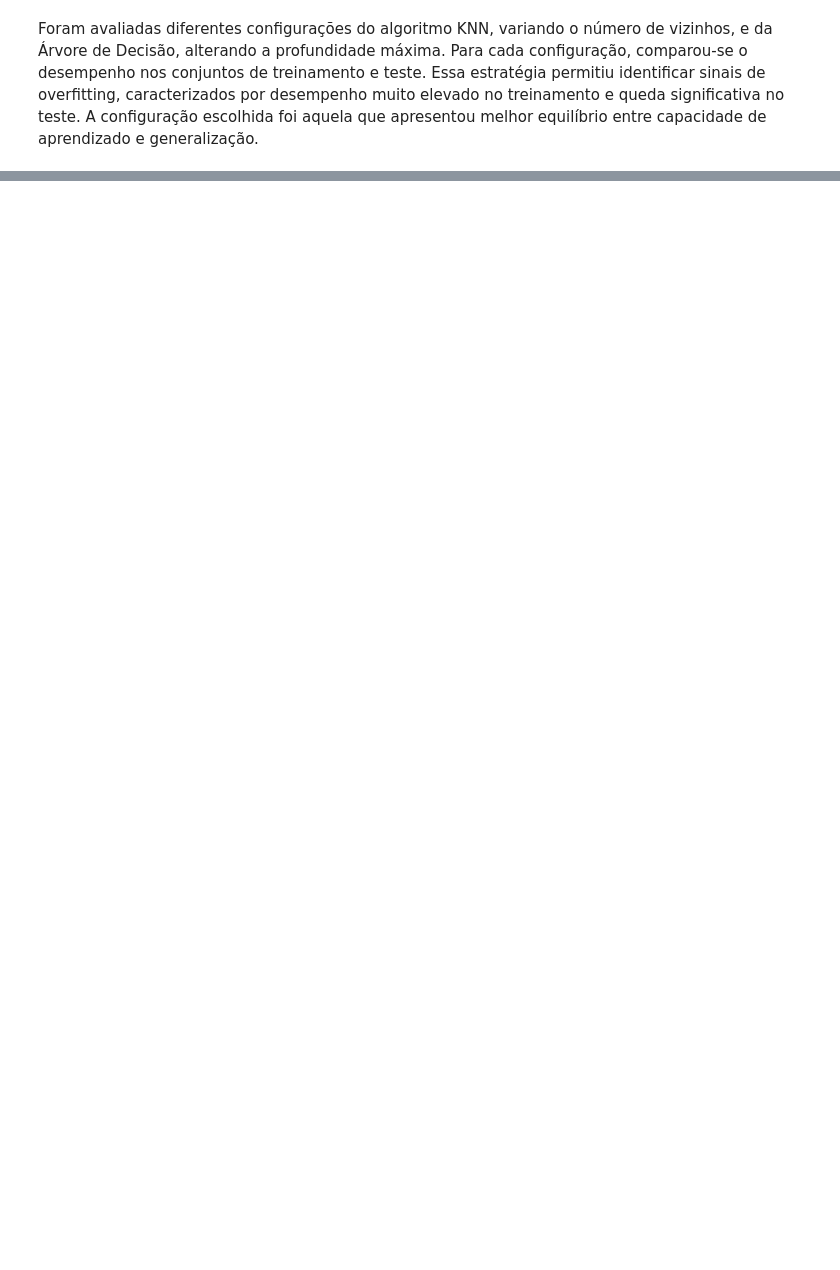
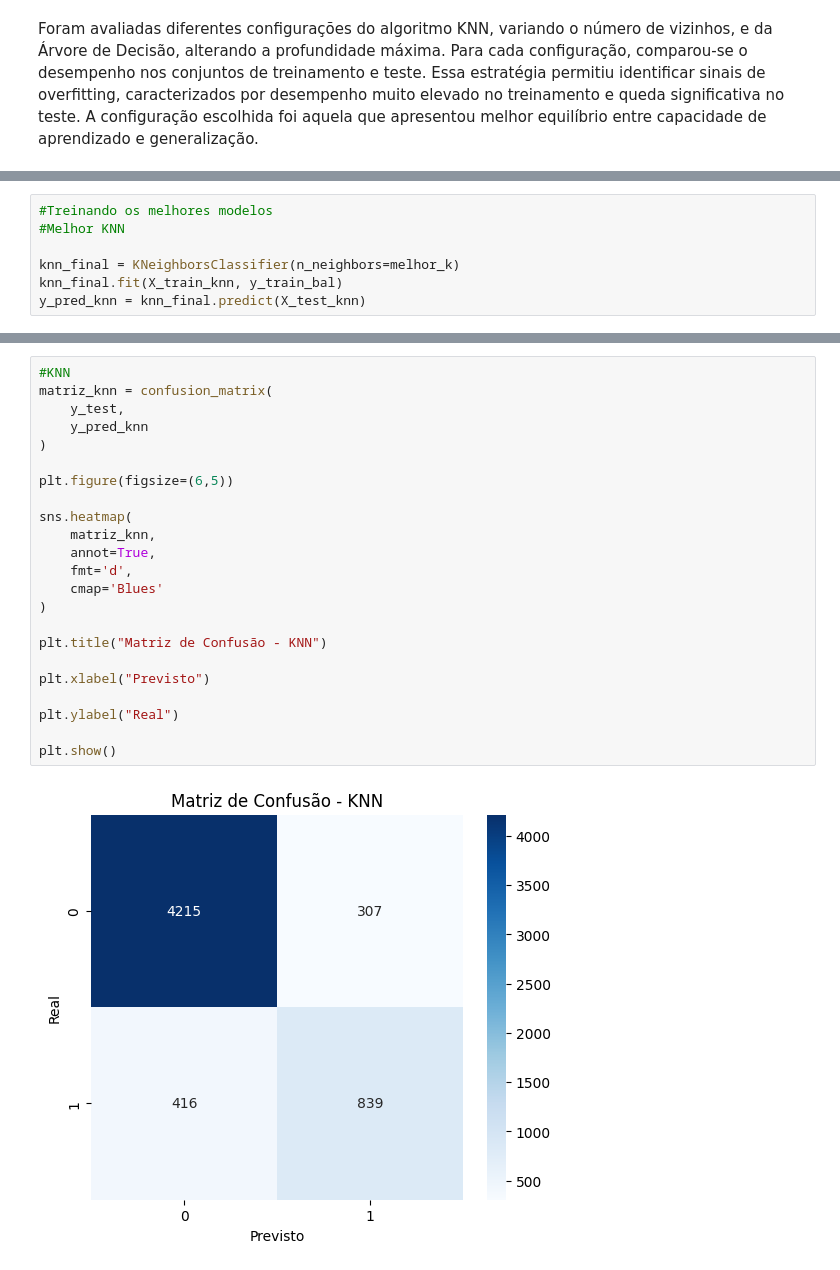
Before and after one commit to Ederson-Pinheiro/Projeto-Final-Modulo-1, a Jupyter notebook: Projeto_final.ipynb, the cells around one changed output, grey strips where cells are left out. Cells and saved outputs as stored; diff of their text form; blank space fills up the shorter version.

```diff
--- a/Projeto_final.ipynb
+++ b/Projeto_final.ipynb
@@ -623,0 +645,7 @@ Foram avaliadas diferentes configurações do algoritmo KNN, variando o número
+# %%
+#Treinando os melhores modelos
+#Melhor KNN
+
+knn_final = KNeighborsClassifier(n_neighbors=melhor_k)
+knn_final.fit(X_train_knn, y_train_bal)
+y_pred_knn = knn_final.predict(X_test_knn)
@@ -623,0 +696,25 @@ Foram avaliadas diferentes configurações do algoritmo KNN, variando o número
+# %%
+#KNN
+matriz_knn = confusion_matrix(
+    y_test,
+    y_pred_knn
+)
+
+plt.figure(figsize=(6,5))
+
+sns.heatmap(
+    matriz_knn,
+    annot=True,
+    fmt='d',
+    cmap='Blues'
+)
+
+plt.title("Matriz de Confusão - KNN")
+
+plt.xlabel("Previsto")
+
+plt.ylabel("Real")
+
+plt.show()
+# %% [output]
+[figure, added]
```
Also changed, not shown: parts of 29 cells of this notebook.
